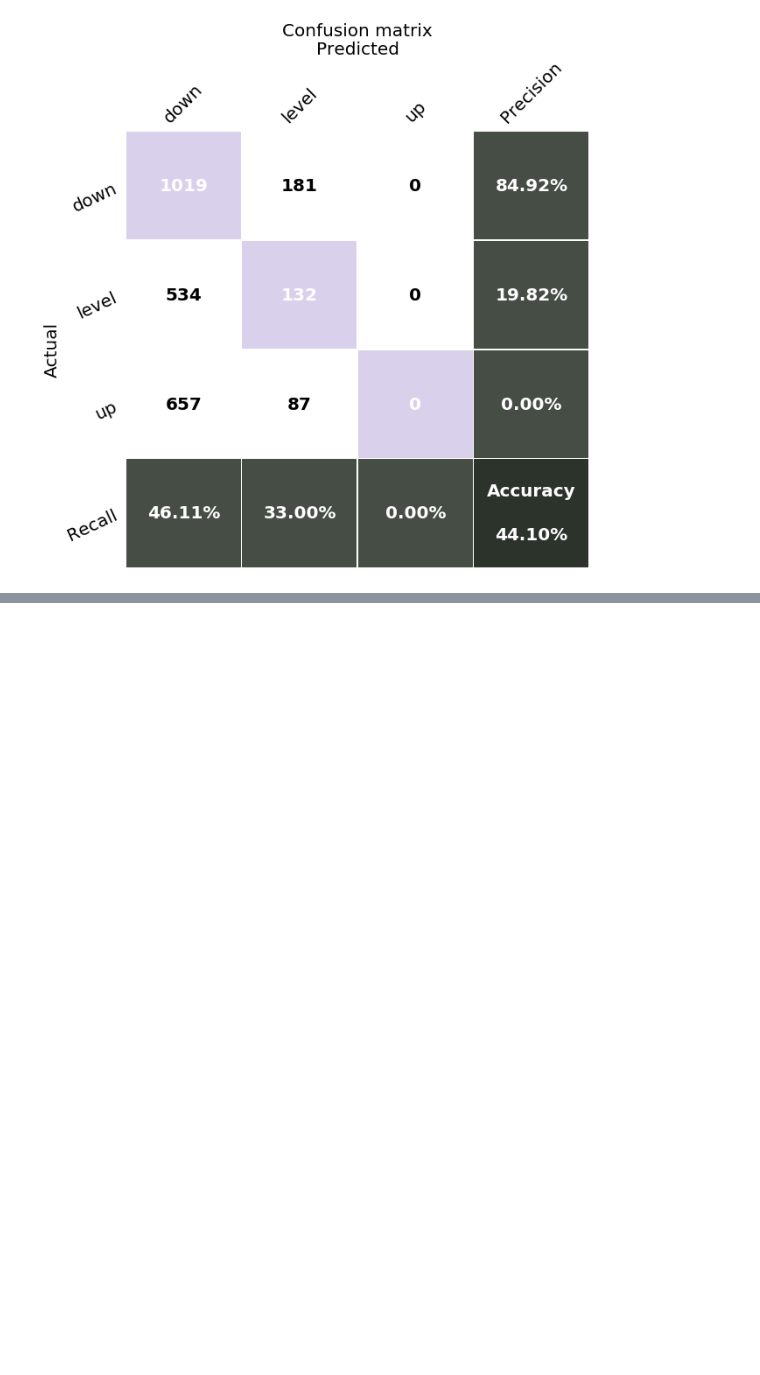
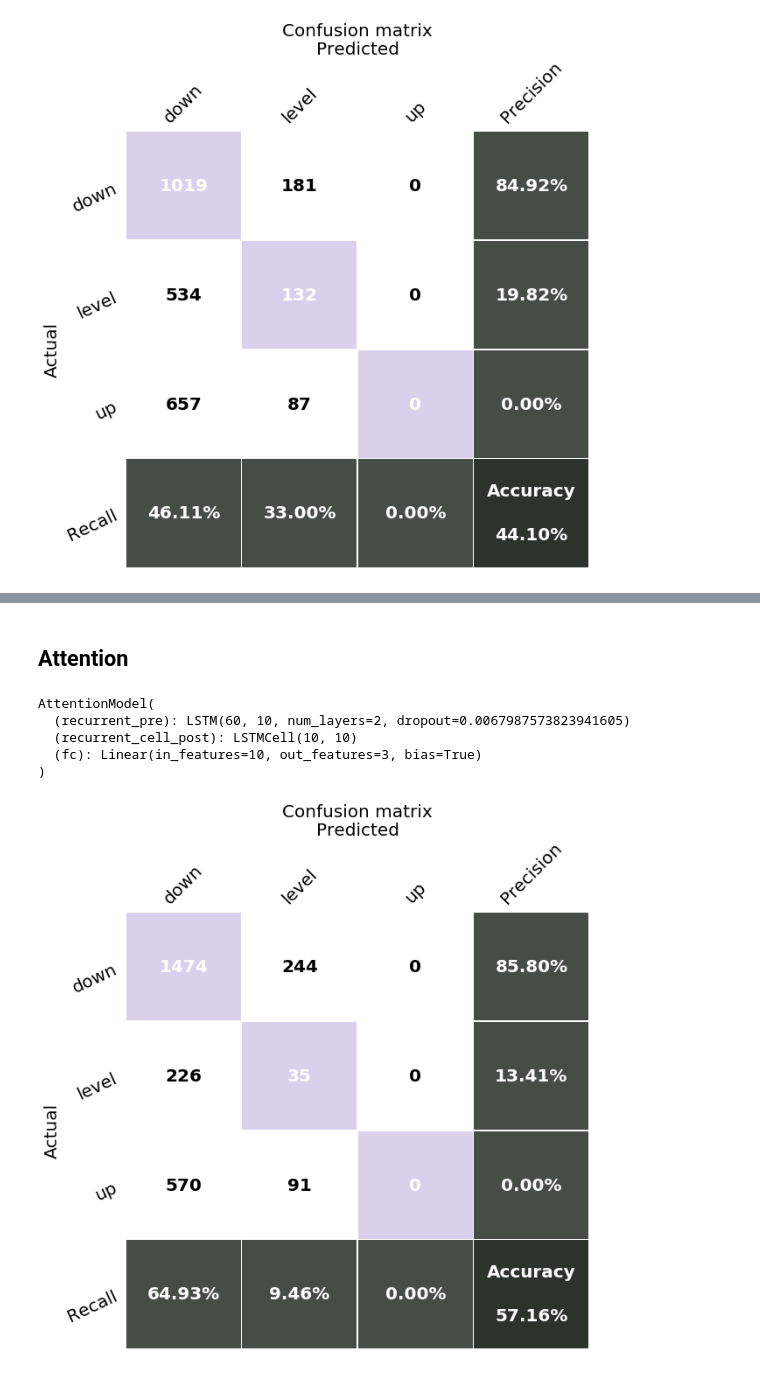
Before and after one commit to jkoscialkowski/gsn-projekt, a Jupyter notebook: final_visualisation.ipynb, the cells around one changed output, grey strips where cells are left out. Drawn from its saved outputs; the diff is of its cells as text; code cells hidden in the pictures; blank space fills up the shorter version.

```diff
--- a/final_visualisation.ipynb
+++ b/final_visualisation.ipynb
@@ -76,0 +126,52 @@ ConfusionMatrix(confmat, ['down', 'level', 'up']).plot(fontsize=20)
+# %% [markdown]
+## Attention
+# %%
+attn_params = {'learning_rate': 0.004139811848108426, 'batch_size': 64, 'seq_len': 24, 'hidden_size': 10, 'dropout': 0.0067987573823941605}
+learning_rate = attn_params.pop('learning_rate')
+batch_size = attn_params['batch_size']
+seq_len = attn_params['seq_len']
+model_params = {**attn_params,
+                **{'input_size': 60,
+                   'n_outputs': 3,
+                   'num_layers': 2,
+                   'recurrent_type': 'lstm',
+                   'alignment': 'ffnn'}}
+model = AttentionModel(**model_params)
+model.load_state_dict(torch.load('./data/model_pickles/attention.pth', map_location=torch.device('cuda:0')))
+model.to('cuda')
+# %% [output]
+AttentionModel(
+  (recurrent_pre): LSTM(60, 10, num_layers=2, dropout=0.0067987573823941605)
+  (recurrent_cell_post): LSTMCell(10, 10)
+  (fc): Linear(in_features=10, out_features=3, bias=True)
+)
+# %%
+timeser_datasets = [
+    preproc.TimeSeriesDataset(
+        tts, int_len=seq_len,
+        transform=transforms.Compose([
+            preproc.FillNaN(), preproc.Normalizing(),
+            preproc.DummyFillNaN(), preproc.Formatting(),
+            preproc.FormattingY()
+        ])
+    )
+    for tts in train_test_splits
+]
+
+tsds = torch.utils.data.ConcatDataset(timeser_datasets)
+vds = torch.utils.data.ConcatDataset(
+    [preproc.ValidDataset(td) for td in timeser_datasets]
+)
+# %%
+dl = DataLoader(vds, batch_size=len(vds))
+for i, batch in enumerate(dl):
+    y_true = batch['test_y'].cpu().numpy()
+    model.eval()
+    with torch.no_grad():
+        y_pred = torch.argmax(model(batch['test_obs'].permute(1, 0, 2)), 1).cpu().numpy()
+# %%
+confmat = confusion_matrix(y_true, y_pred)
+# %%
+ConfusionMatrix(confmat, ['down', 'level', 'up']).plot(fontsize=20)
+# %% [output]
+[figure, added]
```
Also changed, not shown: parts of 24 cells of this notebook, 2 other files.
